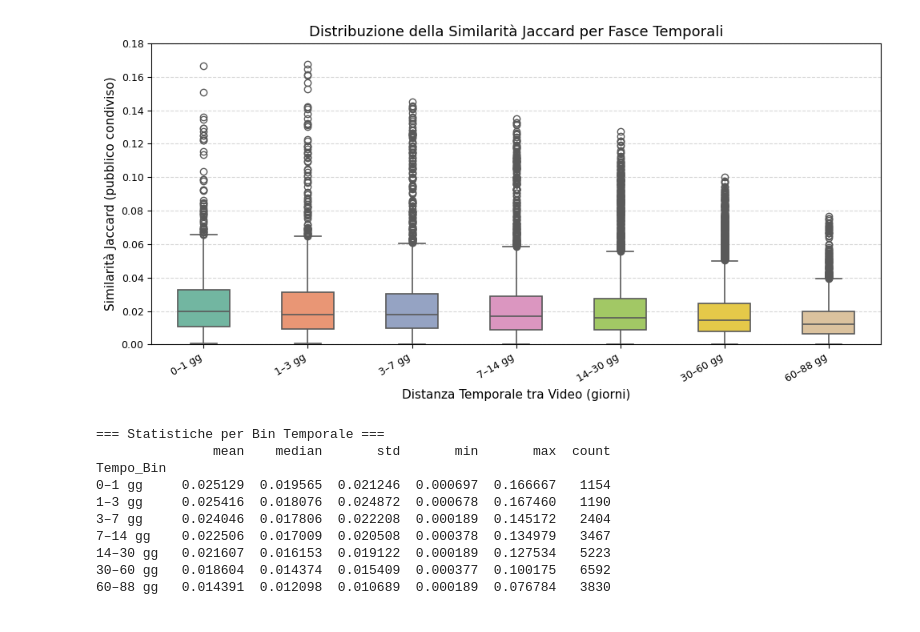
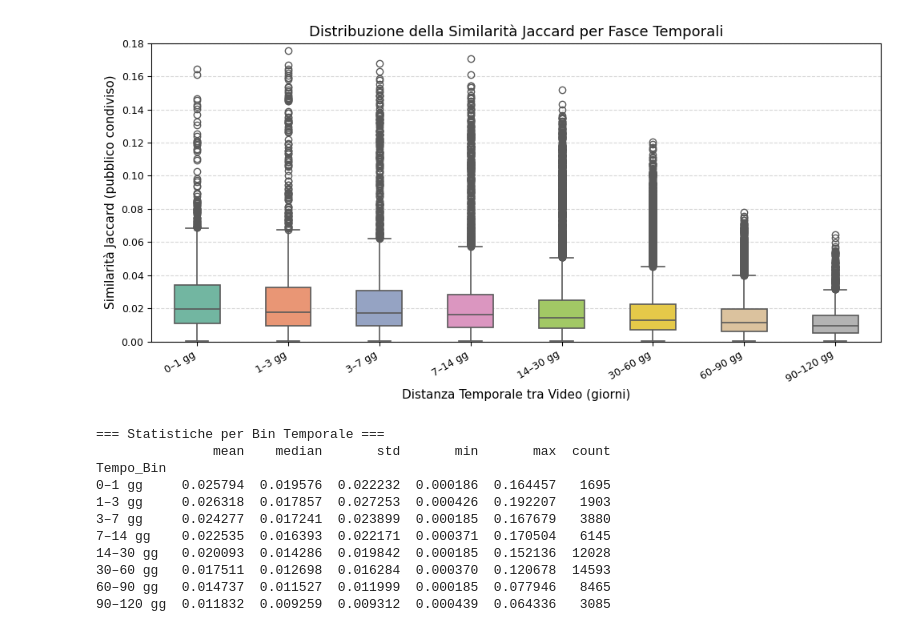
Before and after one commit to fedeceru/SMMproject, a Jupyter notebook: src/network_analysis.ipynb, the cells around one changed output. Cells and saved outputs as stored; diff of their text form; code cells hidden in the pictures.

```diff
--- a/src/network_analysis.ipynb
+++ b/src/network_analysis.ipynb
@@ -622,48 +624,49 @@ df_inverse = pd.DataFrame({
     'Differenza Temporale (giorni)': time_differences
 })
 
-time_bins = [0, 1, 3, 7, 14, 30, 60, 88]
+time_bins = [0, 1, 3, 7, 14, 30, 60, 90, 120]
 time_labels = [f"{time_bins[i]}–{time_bins[i+1]} gg" for i in range(len(time_bins)-1)]
 
 df_inverse['Tempo_Bin'] = pd.cut(df_inverse['Differenza Temporale (giorni)'], bins=time_bins, labels=time_labels, include_lowest=True)
 df_inverse.dropna(subset=['Tempo_Bin'], inplace=True)
 df_inverse['Tempo_Bin'] = pd.Categorical(df_inverse['Tempo_Bin'], categories=time_labels, ordered=True)
 
 plt.figure(figsize=(10, 5))
 sns.boxplot(
     x='Tempo_Bin',
     y='Similarità Jaccard',
     hue='Tempo_Bin',
     data=df_inverse,
     palette='Set2',
     showfliers=True,
     width=0.5,
     linewidth=1.2,
     legend=False
 )
 
 plt.xlabel('Distanza Temporale tra Video (giorni)', fontsize=11)
 plt.ylabel('Similarità Jaccard (pubblico condiviso)', fontsize=11)
 plt.title('Distribuzione della Similarità Jaccard per Fasce Temporali', fontsize=13)
 plt.xticks(rotation=30, ha='right', fontsize=9)
 plt.yticks(fontsize=9)
 plt.ylim(0, 0.18)
 plt.grid(axis='y', linestyle='--', alpha=0.5)
 plt.tight_layout()
 plt.show()
 
 print("\n=== Statistiche per Bin Temporale ===")
 stats_by_time = df_inverse.groupby('Tempo_Bin', observed=True)['Similarità Jaccard'].agg(['mean', 'median', 'std', 'min', 'max', 'count'])
 print(stats_by_time)
 # %% [output]
-[figure, old version]
+[figure, new version]
 === Statistiche per Bin Temporale ===
                mean    median       std       min       max  count
 Tempo_Bin
-0–1 gg     0.025129  0.019565  0.021246  0.000697  0.166667   1154
-1–3 gg     0.025416  0.018076  0.024872  0.000678  0.167460   1190
-3–7 gg     0.024046  0.017806  0.022208  0.000189  0.145172   2404
-7–14 gg    0.022506  0.017009  0.020508  0.000378  0.134979   3467
-14–30 gg   0.021607  0.016153  0.019122  0.000189  0.127534   5223
-30–60 gg   0.018604  0.014374  0.015409  0.000377  0.100175   6592
-60–88 gg   0.014391  0.012098  0.010689  0.000189  0.076784   3830
+0–1 gg     0.025794  0.019576  0.022232  0.000186  0.164457   1695
+1–3 gg     0.026318  0.017857  0.027253  0.000426  0.192207   1903
+3–7 gg     0.024277  0.017241  0.023899  0.000185  0.167679   3880
+7–14 gg    0.022535  0.016393  0.022171  0.000371  0.170504   6145
+14–30 gg   0.020093  0.014286  0.019842  0.000185  0.152136  12028
+30–60 gg   0.017511  0.012698  0.016284  0.000370  0.120678  14593
+60–90 gg   0.014737  0.011527  0.011999  0.000185  0.077946   8465
+90–120 gg  0.011832  0.009259  0.009312  0.000439  0.064336   3085
```
Also changed, not shown: parts of 14 cells of this notebook, 2 other files.
